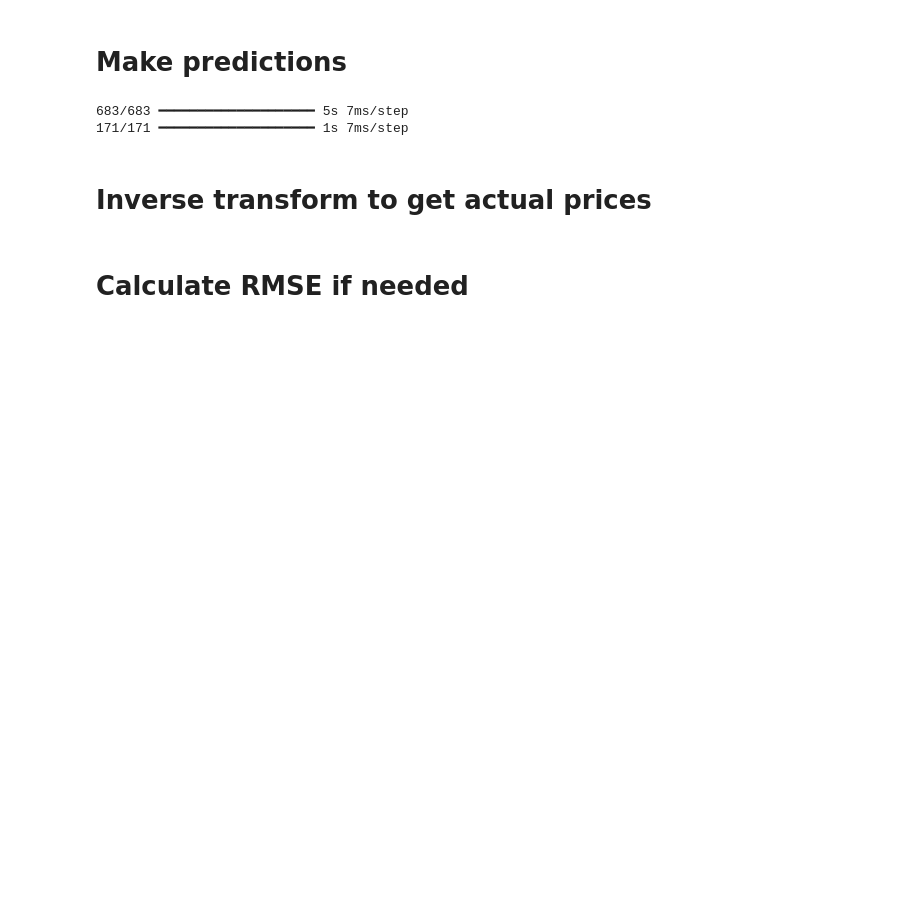
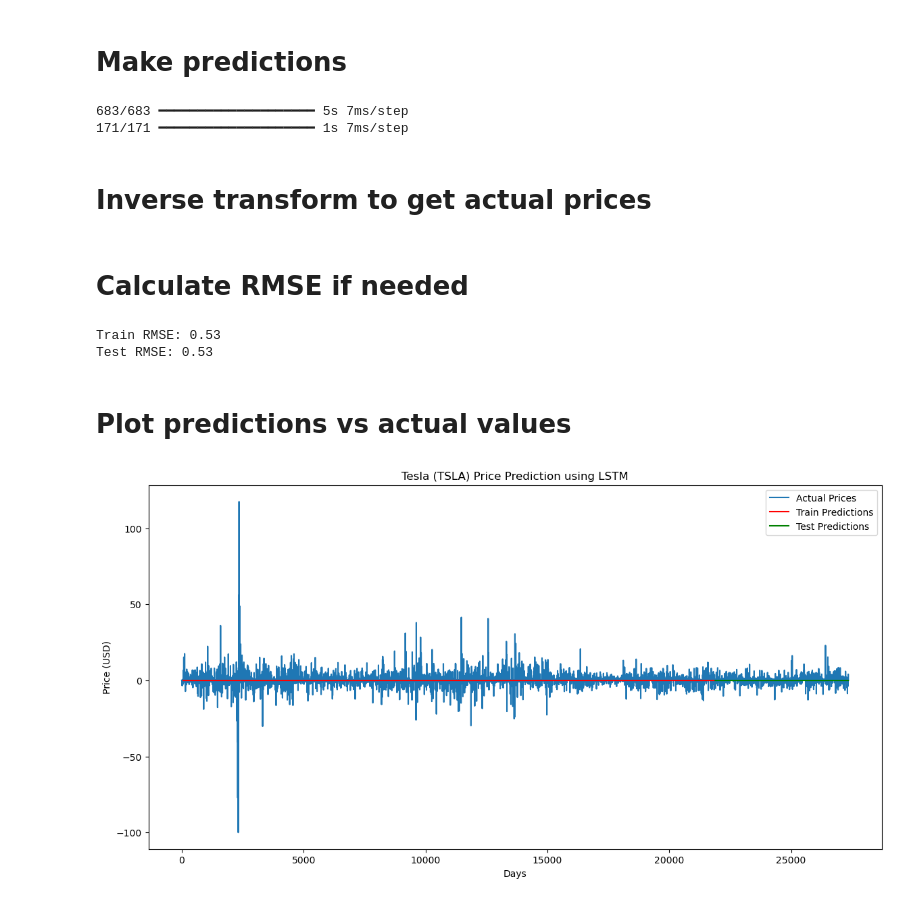
Before and after one commit to erisimasol/Week-11-KAIM-10X, a Jupyter notebook: Notebook/Week-11-Task.ipynb, the cells around one changed output. Cells and saved outputs as stored; diff of their text form; code cells hidden in the pictures; blank space fills up the shorter version.

Commit message:
Plot predictions vs actual values

```diff
--- a/Notebook/Week-11-Task.ipynb
+++ b/Notebook/Week-11-Task.ipynb
@@ -801,3 +801,26 @@ y_test_pred = scaler.inverse_transform(y_test_pred)
 
 train_rmse = np.sqrt(mean_squared_error(y_train, y_train_pred))
 test_rmse = np.sqrt(mean_squared_error(y_test, y_test_pred))
+# %%
+print(f'Train RMSE: {train_rmse:.2f}')
+print(f'Test RMSE: {test_rmse:.2f}')
+# %% [output]
+Train RMSE: 0.53
+Test RMSE: 0.53
+# %% [markdown]
+# Plot predictions vs actual values
+# %%
+
+
+
+plt.figure(figsize=(14, 7))
+plt.plot(scaler.inverse_transform(data), label='Actual Prices')
+plt.plot(np.arange(time_step, time_step + len(y_train_pred)), y_train_pred, label='Train Predictions', color='red')
+plt.plot(np.arange(time_step + len(y_train), time_step + len(y_train) + len(y_test_pred)), y_test_pred, label='Test Predictions', color='green')
+plt.title('Tesla (TSLA) Price Prediction using LSTM')
+plt.xlabel('Days')
+plt.ylabel('Price (USD)')
+plt.legend()
+plt.show()
+# %% [output]
+[figure, added]
```
